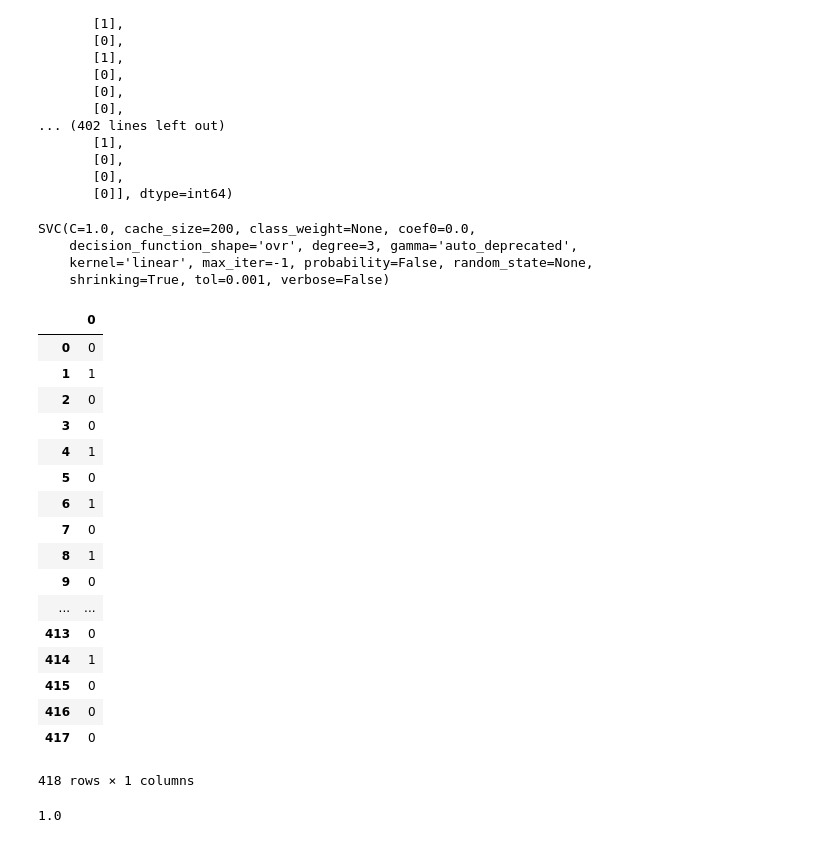
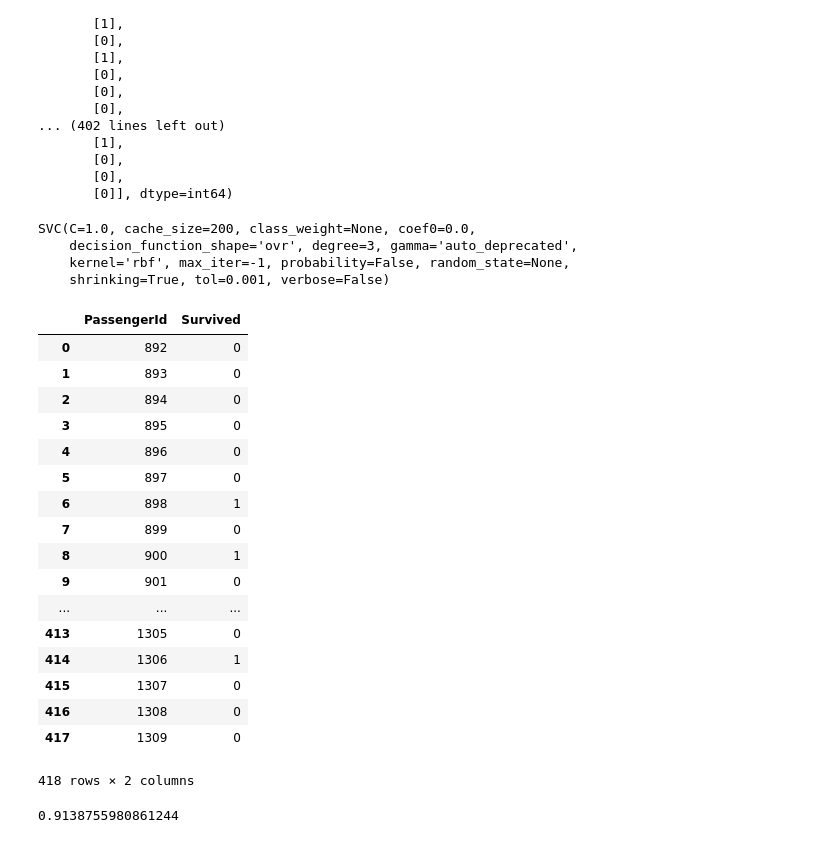
Before and after one commit to meghdeepj/data-sci, a Jupyter notebook: MJ_Titanic_AgeDrop.ipynb, the cells around one changed output. Cells and saved outputs as stored; diff of their text form; code cells hidden in the pictures.

```diff
--- a/MJ_Titanic_AgeDrop.ipynb
+++ b/MJ_Titanic_AgeDrop.ipynb
@@ -30,9 +30,9 @@ from sklearn import feature_selection
 from sklearn import model_selection
 from sklearn import metrics
 # %%
-data_raw_train= pd.read_csv('train.csv', index_col='PassengerId')
-data_test= pd.read_csv('test.csv',index_col='PassengerId')
-labels_test= pd.read_csv('gender_submission.csv',index_col='PassengerId')
+data_raw_train= pd.read_csv('data/train.csv', index_col='PassengerId')
+data_test= pd.read_csv('data/test.csv',index_col='PassengerId')
+labels_test= pd.read_csv('data/gender_submission.csv',index_col='PassengerId')
 # %%
 data_raw_train.describe(include='all')
 # %% [output]
@@ -176,36 +188,37 @@ scl=StandardScaler()
 x_train=scl.fit_transform(x_train)
 x_test=scl.fit_transform(x_test)
 # %%
-clf=SVC(kernel='linear')
+clf=SVC(kernel='rbf')
 clf.fit(x_train,y_train)
 # %% [output]
 SVC(C=1.0, cache_size=200, class_weight=None, coef0=0.0,
     decision_function_shape='ovr', degree=3, gamma='auto_deprecated',
-    kernel='linear', max_iter=-1, probability=False, random_state=None,
+    kernel='rbf', max_iter=-1, probability=False, random_state=None,
     shrinking=True, tol=0.001, verbose=False)
 # %%
 pred = clf.predict(x_test)
-pd.DataFrame(pred)
+res = pd.DataFrame({'PassengerId': data_test.index, 'Survived': pred})
+res
 # %% [output]
-|  | 0 |
-| 0 | 0 |
-| 1 | 1 |
-| 2 | 0 |
-| 3 | 0 |
-| 4 | 1 |
-| 5 | 0 |
-| 6 | 1 |
-| 7 | 0 |
-| 8 | 1 |
-| 9 | 0 |
-| ... | ... |
-| 413 | 0 |
-| 414 | 1 |
-| 415 | 0 |
-| 416 | 0 |
-| 417 | 0 |
+|  | PassengerId | Survived |
+| 0 | 892 | 0 |
+| 1 | 893 | 0 |
+| 2 | 894 | 0 |
+| 3 | 895 | 0 |
+| 4 | 896 | 0 |
+| 5 | 897 | 0 |
+| 6 | 898 | 1 |
+| 7 | 899 | 0 |
+| 8 | 900 | 1 |
+| 9 | 901 | 0 |
+| ... | ... | ... |
+| 413 | 1305 | 0 |
+| 414 | 1306 | 1 |
+| 415 | 1307 | 0 |
+| 416 | 1308 | 0 |
+| 417 | 1309 | 0 |
-418 rows × 1 columns
+418 rows × 2 columns
 # %%
 clf.score(x_test,y_test)
 # %% [output]
-1.0
+0.9138755980861244
```
Also changed, not shown: parts of 4 cells of this notebook, 13 other files.
